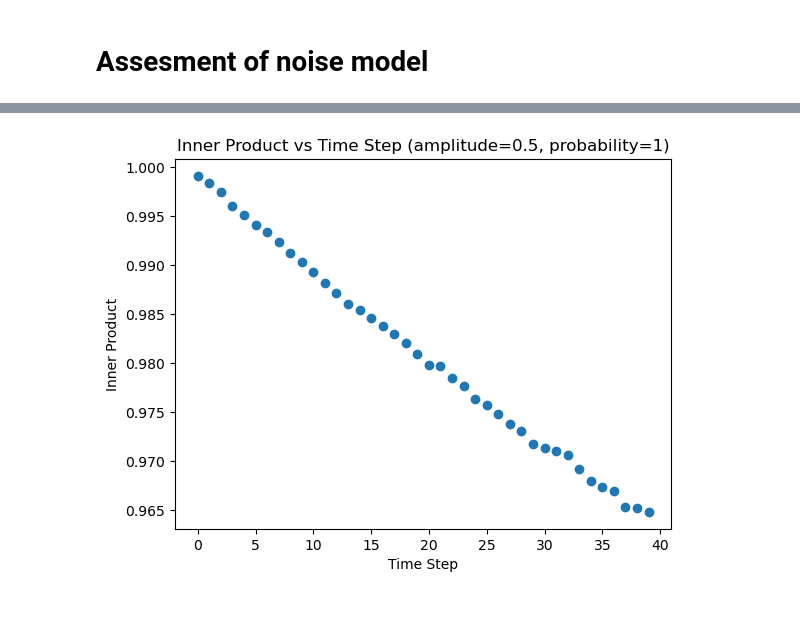
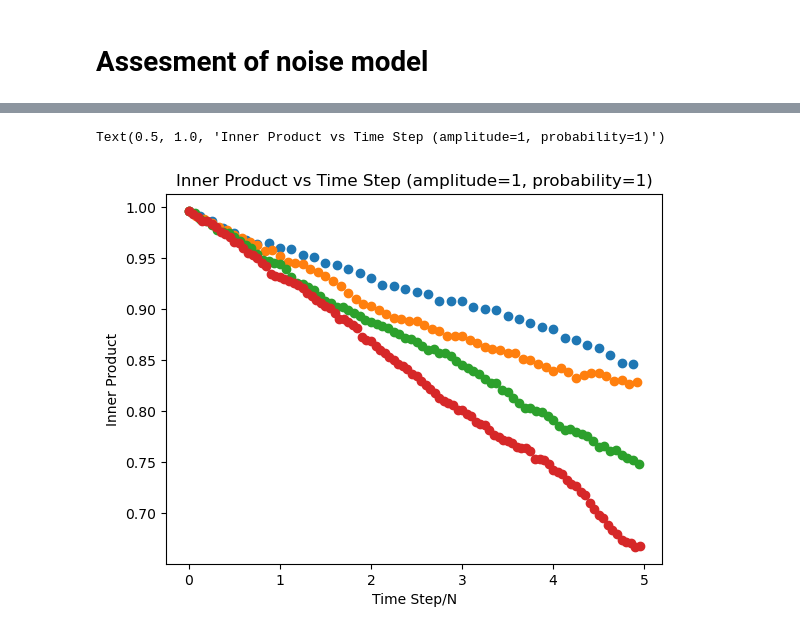
Before and after one commit to sofips/dynamic_control_for_QST, a Jupyter notebook: noise_model.ipynb, the cells around one changed output, grey strips where cells are left out. Cells and saved outputs as stored; diff of their text form; code cells hidden in the pictures.

Commit message:
noise modeling

```diff
--- a/noise_model.ipynb
+++ b/noise_model.ipynb
@@ -156,26 +77,32 @@ NameError: name 'n8_inner_product' is not defined
 # %%
-# Filter n8_noise_details for fixed noise_amplitude and noise_probability
-fixed_amplitude = 0.5
+noise_details = pd.read_csv('n8_noise_details.csv', delimiter=',')
+
+fixed_amplitude = 1
 fixed_probability = 1
 
-n8_fixed_noise = n8_noise_details[
-    (n8_noise_details['noise_amplitude'] == fixed_amplitude) &
-    (n8_noise_details['noise_probability'] == fixed_probability)
-]
+def plot_noise_details(noise_detailes, fixed_amplitude, fixed_probability, n):
 
-# Average over episodes for each time_step
-n8_fixed_noise = n8_fixed_noise.groupby('time_step').agg({
-    'fid_value': 'mean',
-    'inner_product': 'mean'
-}).reset_index()
+    fixed_noise = noise_details[
+        (noise_details['noise_amplitude'] == fixed_amplitude) &
+        (noise_details['noise_probability'] == fixed_probability)
+    ]
 
+    # Average over episodes for each time_step
+    fixed_noise = fixed_noise.groupby('time_step').agg({
+        'fid_value': 'mean',
+        'inner_product': 'mean'
+    }).reset_index()
 
-# Convert time_step to int if necessary
+    # Convert time_step to int if necessary
+    plt.scatter(fixed_noise['time_step']/n, fixed_noise['inner_product'], label = f'n={n}')
 
-plt.scatter(n8_fixed_noise['time_step'], n8_fixed_noise['inner_product'])
-plt.xlabel('Time Step')
+for n in [8, 12, 16, 20]:
+    noise_details = pd.read_csv(f'n{n}_noise_details.csv', delimiter=',')
+    plot_noise_details(noise_details, fixed_amplitude, fixed_probability,n)
+
+plt.xlabel('Time Step/N')
 plt.ylabel('Inner Product')
 plt.title(f'Inner Product vs Time Step (amplitude={fixed_amplitude}, probability={fixed_probability})')
-plt.show()
 # %% [output]
+Text(0.5, 1.0, 'Inner Product vs Time Step (amplitude=1, probability=1)')
-[figure, old version]
+[figure, new version]
```
Also changed, not shown: parts of 14 cells of this notebook, 5 other files.
